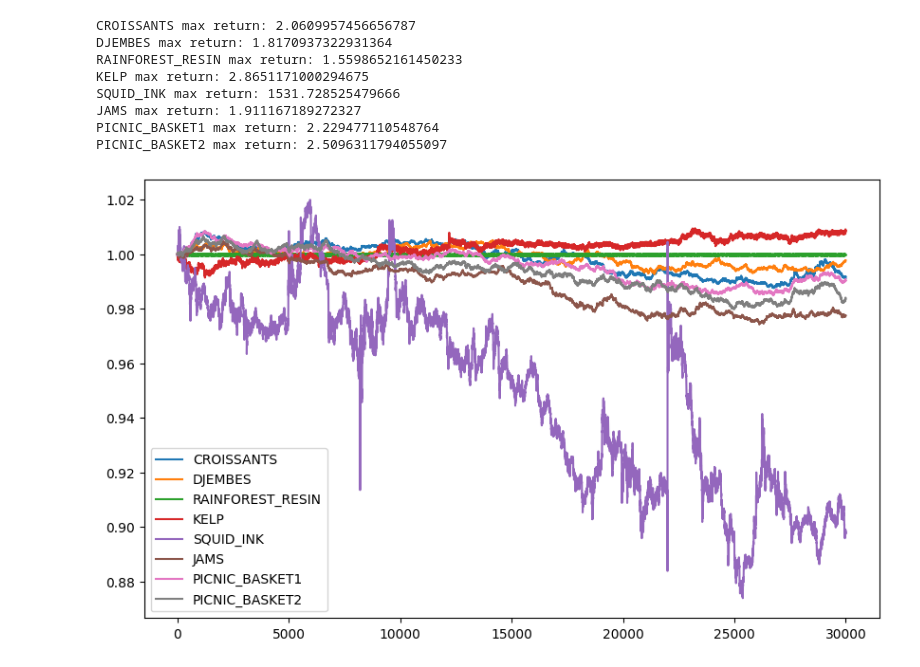
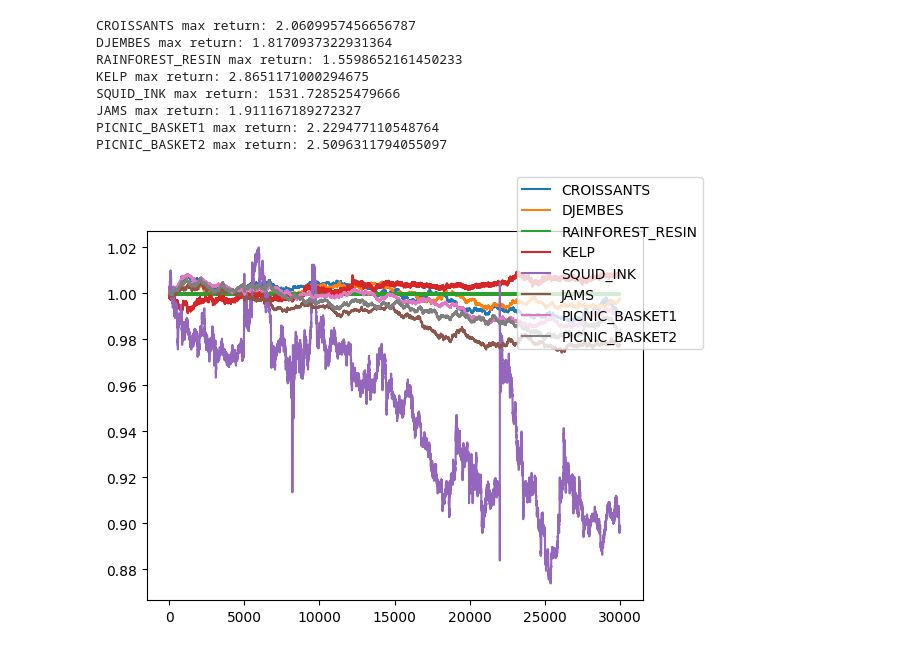
Before and after one commit to hanksong/imc-prosperity3, a Jupyter notebook: round-2/algo_r2.ipynb, the cells around one changed output. Saved outputs shown, nothing was run; the diff lists cells and outputs as text; code cells hidden in the pictures.

```diff
--- a/round-2/algo_r2.ipynb
+++ b/round-2/algo_r2.ipynb
@@ -74,30 +74,19 @@ JAMS max return: 1.911167189272327
 PICNIC_BASKET1 max return: 2.229477110548764
 PICNIC_BASKET2 max return: 2.5096311794055097
 # %%
-import plotly.graph_objects as go
-
-fig = go.Figure()
+import matplotlib.pyplot as plt
+fig = plt.figure()
 for product in products:
     product_price = price[price['product'] == product]
-    fig.add_trace(
-        go.Scatter(
-            x=product_price.index,
-            y=product_price['mid_price'] / product_price['mid_price'].iloc[0],
-            name=product,
-            mode='lines'
+    plt.plot(
+        product_price.index,
+        product_price['mid_price'] / product_price['mid_price'].iloc[0],
+        label=product
         )
-    )
-
-fig.update_layout(
-    title='产品价格走势',
-    xaxis_title='时间',
-    yaxis_title='相对价格',
-    showlegend=True
-)
-
+fig.legend()
 fig.show()
 # %% [output]
-[figure, old version]
+[figure, new version]
 # %%
 returns_df = price.pivot(columns='product', values='return')
 returns_df.corr()
```
Also changed, not shown: parts of 6 cells of this notebook, 12 other files.
